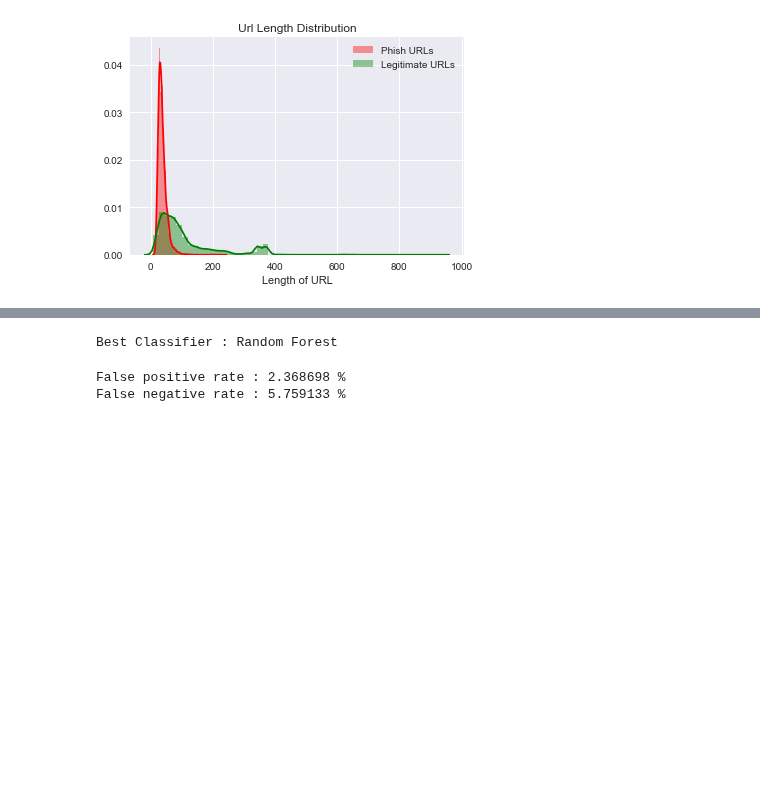
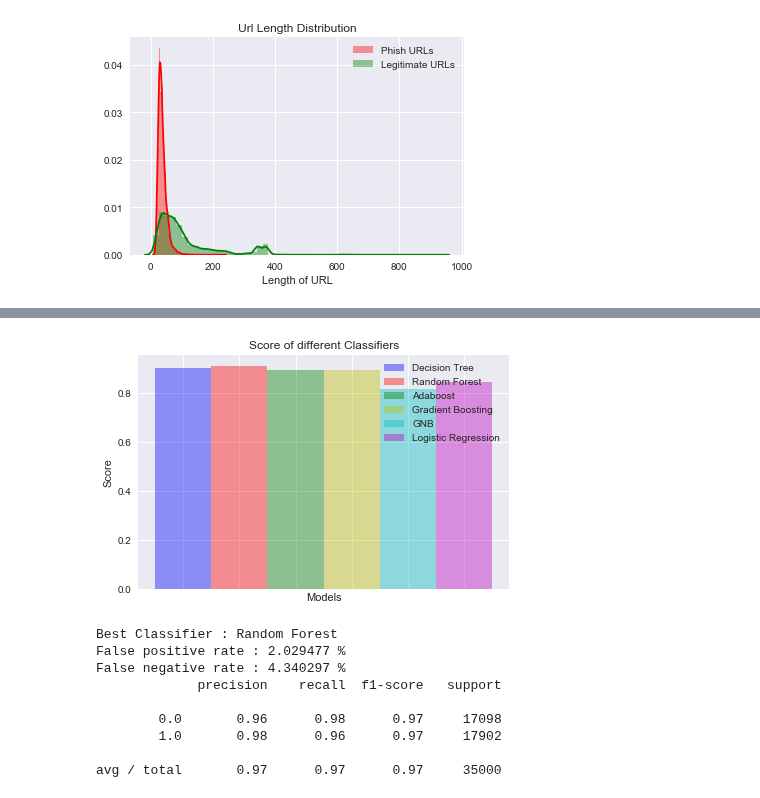
Before and after one commit to nileshjoshi15/DataDrivenProject, a Jupyter notebook: URL Classifier.ipynb, the cells around one changed output, grey strips where cells are left out. Cells and saved outputs as stored; diff of their text form; code cells hidden in the pictures; blank space fills up the shorter version.

```diff
--- a/URL Classifier.ipynb
+++ b/URL Classifier.ipynb
@@ -664,17 +711,28 @@ accuracy = 0.84
-# %%
-winner = max(results, key = results.get)
-print("Best Classifier : " + winner)
-# %% [output]
-Best Classifier : Random Forest
 # %%
+show_scores_bar(results, model)
+
+winner = max(results, key = results.get)
+print("Best Classifier : " + winner)
+
 clf = model[winner]
 res = clf.predict(X)
 con_matrix = confusion_matrix(Y, res)
+
 print("False positive rate : %f %%" % ((con_matrix[0][1] / float(sum(con_matrix[0])))*100))
 print('False negative rate : %f %%' % ((con_matrix[1][0] / float(sum(con_matrix[1]))*100)))
+
+print(classification_report(Y, res))
 # %% [output]
+[figure, added]
-False positive rate : 2.368698 %
-False negative rate : 5.759133 %
+Best Classifier : Random Forest
+False positive rate : 2.029477 %
+False negative rate : 4.340297 %
+             precision    recall  f1-score   support
+
+        0.0       0.96      0.98      0.97     17098
+        1.0       0.98      0.96      0.97     17902
+
+avg / total       0.97      0.97      0.97     35000
 # %%
 # url = dfRequired[['domain']].iloc[from_index:to_index, 0]
 # url.head()
```
Also changed, not shown: parts of 26 cells of this notebook.
